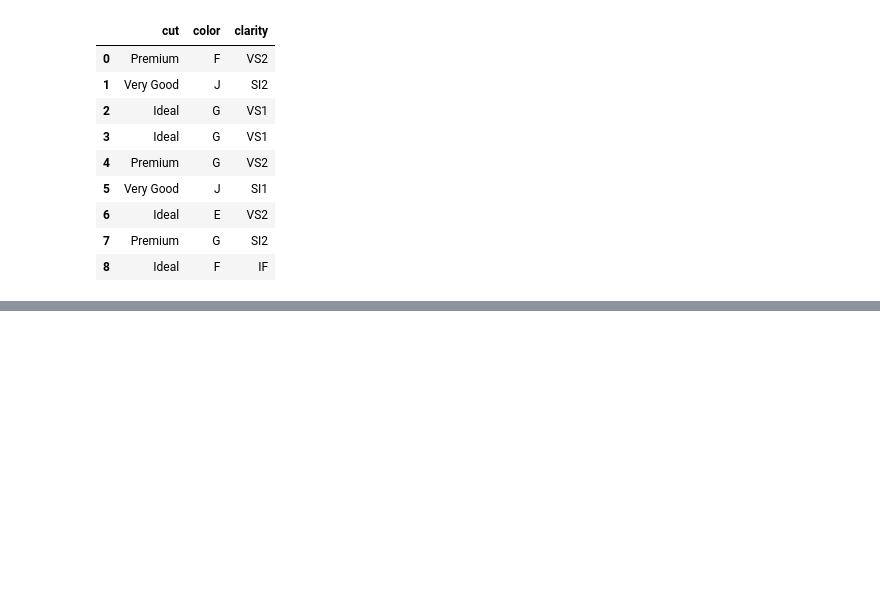
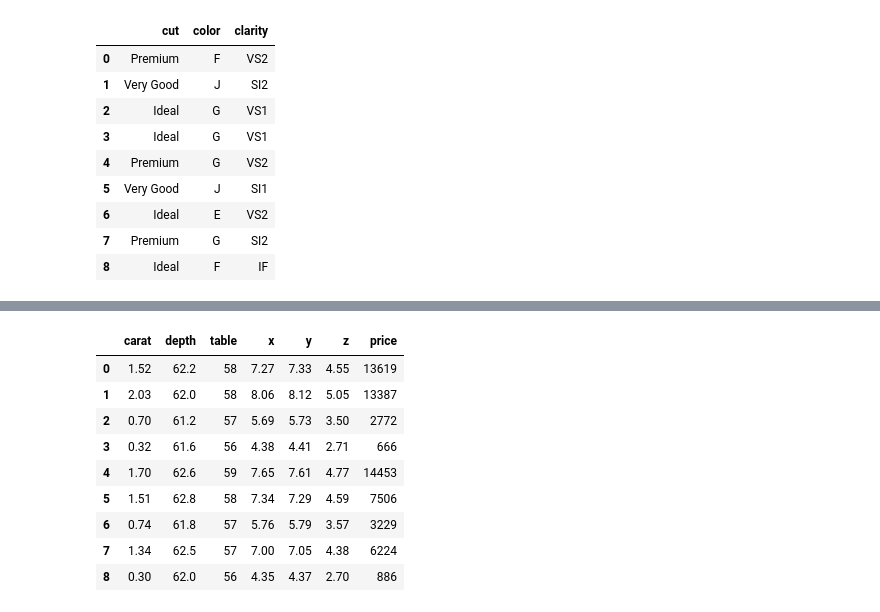
Before and after one commit to abhishekanand-02/MLOps_project, a Jupyter notebook: experiment/experiments.ipynb, the cells around one changed output, grey strips where cells are left out. Saved outputs shown, nothing was run; the diff lists cells and outputs as text; code cells hidden in the pictures; blank space fills up the shorter version.

```diff
--- a/experiment/experiments.ipynb
+++ b/experiment/experiments.ipynb
@@ -223,0 +258,13 @@ data[categorical_columns]
+# %%
+data[num_columns]
+# %% [output]
+|  | carat | depth | table | x | y | z | price |
+| 0 | 1.52 | 62.2 | 58 | 7.27 | 7.33 | 4.55 | 13619 |
+| 1 | 2.03 | 62.0 | 58 | 8.06 | 8.12 | 5.05 | 13387 |
+| 2 | 0.70 | 61.2 | 57 | 5.69 | 5.73 | 3.50 | 2772 |
+| 3 | 0.32 | 61.6 | 56 | 4.38 | 4.41 | 2.71 | 666 |
+| 4 | 1.70 | 62.6 | 59 | 7.65 | 7.61 | 4.77 | 14453 |
+| 5 | 1.51 | 62.8 | 58 | 7.34 | 7.29 | 4.59 | 7506 |
+| 6 | 0.74 | 61.8 | 57 | 5.76 | 5.79 | 3.57 | 3229 |
+| 7 | 1.34 | 62.5 | 57 | 7.00 | 7.05 | 4.38 | 6224 |
+| 8 | 0.30 | 62.0 | 56 | 4.35 | 4.37 | 2.70 | 886 |
```
Also changed, not shown: parts of 38 cells of this notebook, 2 other files.
